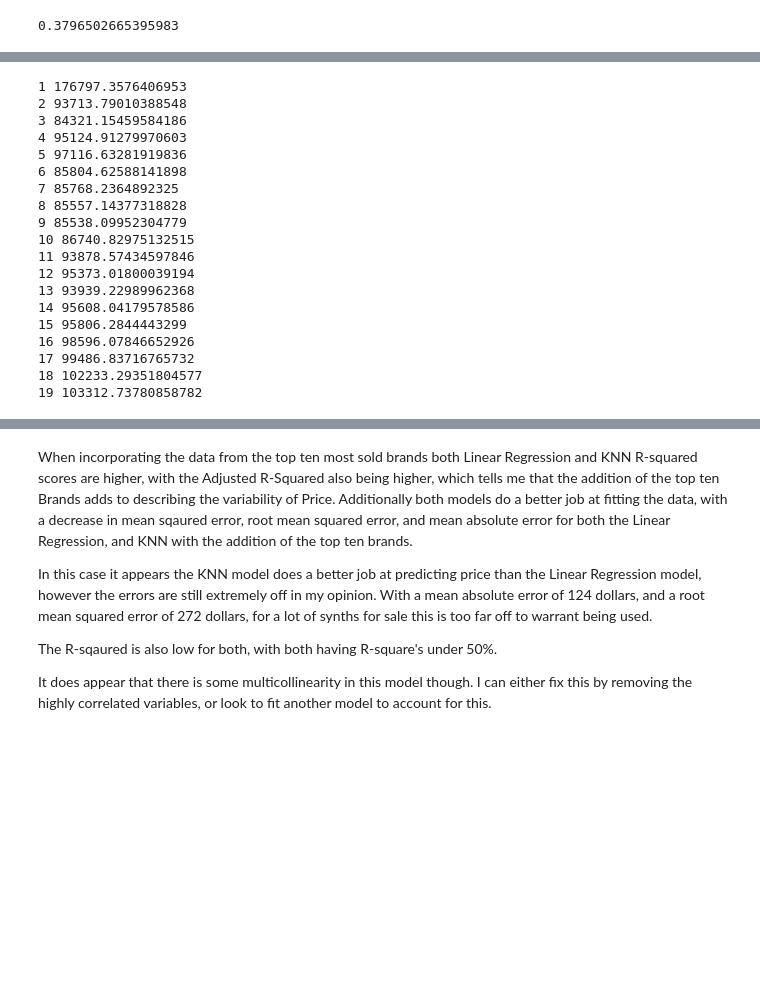
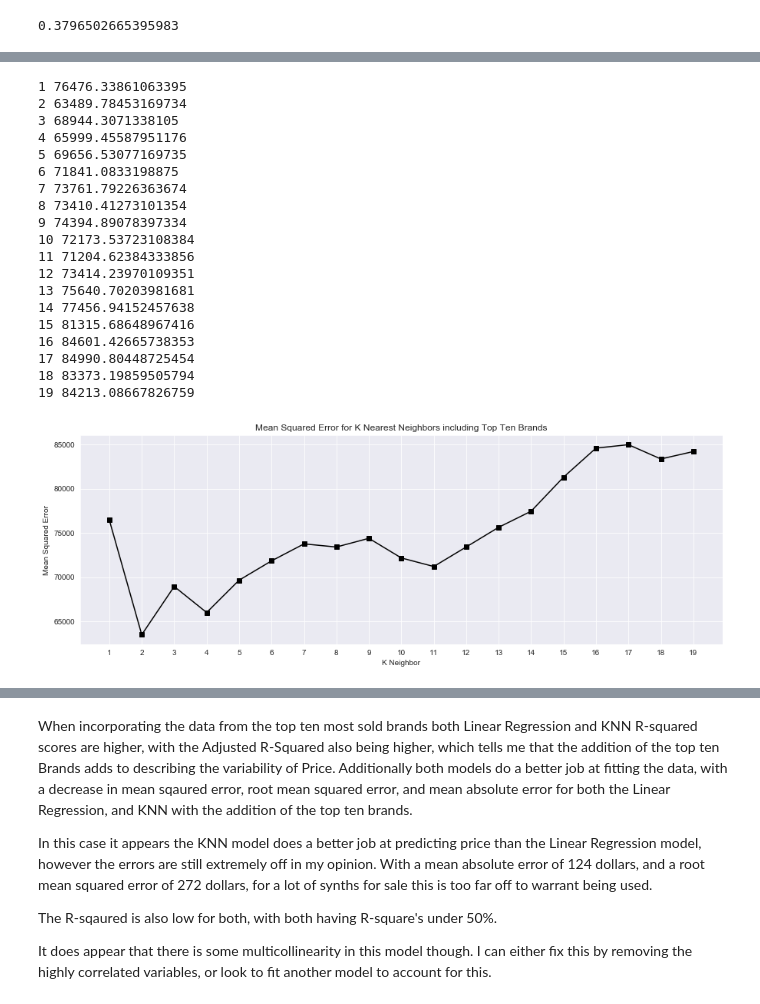
Before and after one commit to Aethernyx/Reverb_Synth_Sales_Anallysis, a Jupyter notebook: Reverb_model_building.ipynb, the cells around one changed output, grey strips where cells are left out. Cells and saved outputs as stored; diff of their text form; code cells hidden in the pictures; blank space fills up the shorter version.

```diff
--- a/Reverb_model_building.ipynb
+++ b/Reverb_model_building.ipynb
@@ -641,30 +725,47 @@ strong multicollinearity problems or that the design matrix is singular.
 # %%
 # Fitting the top ten brands dataset with a KNN model to see if it does a better job
 
+knn_mse_ttb = []
+
+X_train_scaled = scaler.fit_transform(X_train)
+X_test_scaled = scaler.transform(X_test)
+
 for i in range(1, 20):
     knn = KNeighborsRegressor(n_neighbors=i)
-    knn_model = knn.fit(X_train, y_train)
-    y_pred = knn_model.predict(X_test)
+    knn_model = knn.fit(X_train_scaled, y_train)
+    y_pred = knn_model.predict(X_test_scaled)
     w = mean_squared_error(y_test, y_pred)
+    knn_mse_ttb.append(w)
     print (i, w)
 # %% [output]
-1 176797.3576406953
-2 93713.79010388548
-3 84321.15459584186
-4 95124.91279970603
-5 97116.63281919836
-6 85804.62588141898
-7 85768.2364892325
-8 85557.14377318828
-9 85538.09952304779
-10 86740.82975132515
-11 93878.57434597846
-12 95373.01800039194
-13 93939.22989962368
-14 95608.04179578586
-15 95806.2844443299
-16 98596.07846652926
-17 99486.83716765732
-18 102233.29351804577
-19 103312.73780858782
+1 76476.33861063395
+2 63489.78453169734
+3 68944.3071338105
+4 65999.45587951176
+5 69656.53077169735
+6 71841.0833198875
+7 73761.79226363674
+8 73410.41273101354
+9 74394.89078397334
+10 72173.53723108384
+11 71204.62384333856
+12 73414.23970109351
+13 75640.70203981681
+14 77456.94152457638
+15 81315.68648967416
+16 84601.42665738353
+17 84990.80448725454
+18 83373.19859505794
+19 84213.08667826759
+# %%
+plt.figure(figsize=(15, 5))
+ax = plt.subplot()
+plt.plot(range(1, 20), knn_mse_ttb, marker='s', color='black')
+ax.set_xticks(range(1, 20))
+plt.xlabel('K Neighbor')
+plt.ylabel('Mean Squared Error')
+plt.title('Mean Squared Error for K Nearest Neighbors including Top Ten Brands')
+plt.show()
+# %% [output]
+[figure, added]
 # %%
```
Also changed, not shown: parts of 94 cells of this notebook.
